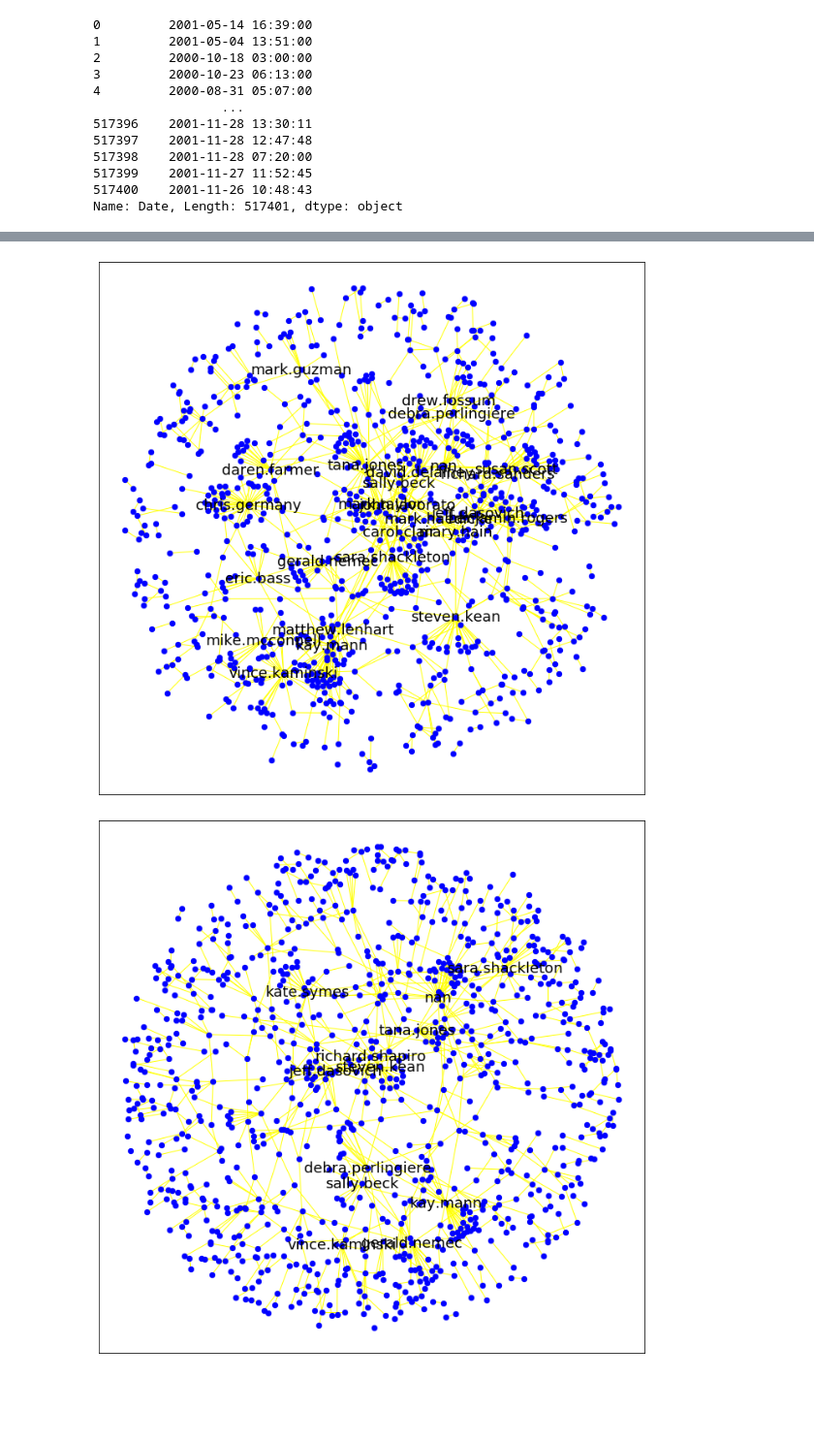
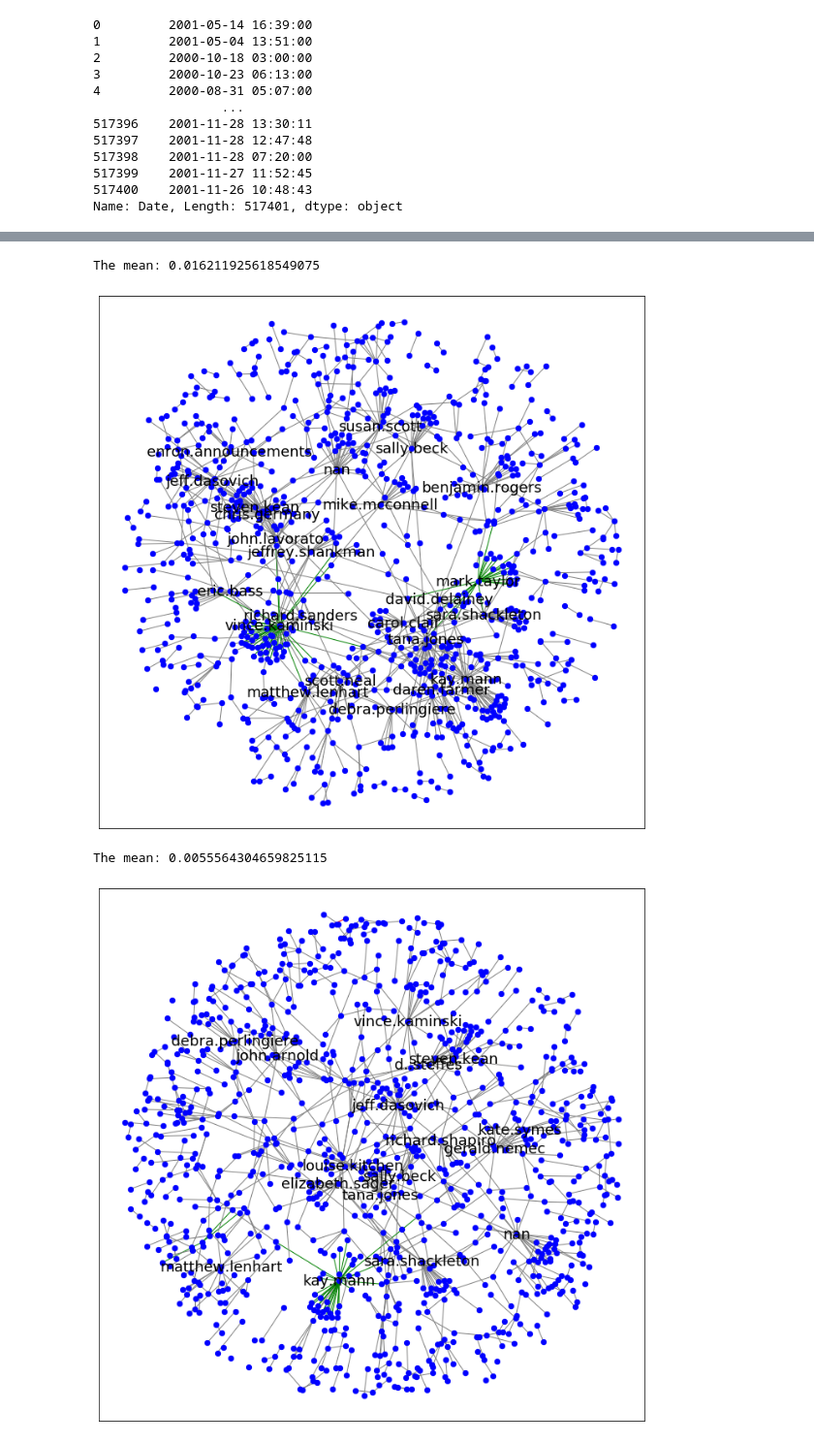
Before and after one commit to Aditya-11/Eron-Email-Analysis, a Jupyter notebook: enron_graph_final.ipynb, the cells around one changed output, grey strips where cells are left out. Shown at 97% size. Saved outputs shown, nothing was run; the diff lists cells and outputs as text; code cells hidden in the pictures; blank space fills up the shorter version.

```diff
--- a/enron_graph_final.ipynb
+++ b/enron_graph_final.ipynb
@@ -97,14 +99,14 @@ df4.dropna()
 # %%
-df1 = df1[df1["Sender"].notnull()]
-df2 = df2[df2["Sender"].notnull()]
-df4 = df4[df4["Sender"].notnull()]
+# df1 = df1[df1["Sender"].notnull()]
+# df2 = df2[df2["Sender"].notnull()]
+# df4 = df4[df4["Sender"].notnull()]
 # %%
 import networkx as nx
 import matplotlib.pyplot as plt
 
-G1 = nx.from_pandas_edgelist(df1, 'Sender',"Recipient 1", edge_attr = "Message body")
-G2 = nx.from_pandas_edgelist(df2, 'Sender',"Recipient 1", edge_attr = "Message body")
-G3 = nx.from_pandas_edgelist(df4, 'Sender',"Recipient 1", edge_attr = "Message body")
+G1 = nx.from_pandas_edgelist(df1, 'Sender',"Recipient 1")#, edge_attr = "Message body")
+G2 = nx.from_pandas_edgelist(df2, 'Sender',"Recipient 1")#, edge_attr = "Message body")
+G3 = nx.from_pandas_edgelist(df4, 'Sender',"Recipient 1")#, edge_attr = "Message body")
 # %%
 
 import seaborn as sns
@@ -173,9 +205,16 @@ def get_polarity(G, df):
   polarity = {}
   for edge in G.edges():
     filtered_df = df[(df["Sender"] == edge[0]) & (df["Recipient 1"] == edge[0])]
-    message = str(filtered_df["Message body"])
-    polarity[edge] = TextBlob(message).sentiment.polarity
+    if len(filtered_df) > 0:
+      message = filtered_df.iloc[0,-1]
+      blob = TextBlob(message)
+      polarity[edge] = blob.sentiment.polarity
+    else:
+      polarity[edge] = 0
+
+    print(polarity[edge])
 
   return polarity
 
 p1 = get_polarity(G1,df1)
+print(p1)
@@ -185,28 +260,37 @@ p3 = get_polarity(G3,df4)
 # %%
+import numpy as np
 def polarityGraph(G, polarity, backup):
   plt.figure(figsize=(12, 12))
   pos = nx.spring_layout(G, k=.1)
 
   labels = {}
   for node in G.nodes():
     if backup[node] > 0.01:
         #set the node name as the key and the label as its value
         labels[node] = node
 
   colors = []
+  polarities = np.array(list(polarity.values()))
+  mu = np.mean(polarities)
+  print("The mean: {}".format(mu))
+
   for edge in G.edges():
       if polarity[edge] > 0:
         #set the node name as the key and the label as its value
         colors.append("green")
+      elif polarity[edge] < 0:
+        colors.append("red")
       else:
-        colors.append("yellow")
+        colors.append('grey')
   nx.draw_networkx(G, pos, nodelist=backup.keys(), node_size=40, node_color="blue", with_labels=False, edge_color=colors)
   nx.draw_networkx_labels(G,pos,labels,font_size = 18, font_color='black')
   plt.show()
 
 polarityGraph(G1, p1, backup1)
 polarityGraph(G2, p2, backup2)
 polarityGraph(G3, p3, backup3)
 # %% [output]
+The mean: 0.016211925618549075
-[figure, old version]
+[figure, new version]
+The mean: 0.0055564304659825115
-[figure, old version]
+[figure, new version]
```
Also changed, not shown: parts of 10 cells of this notebook.
